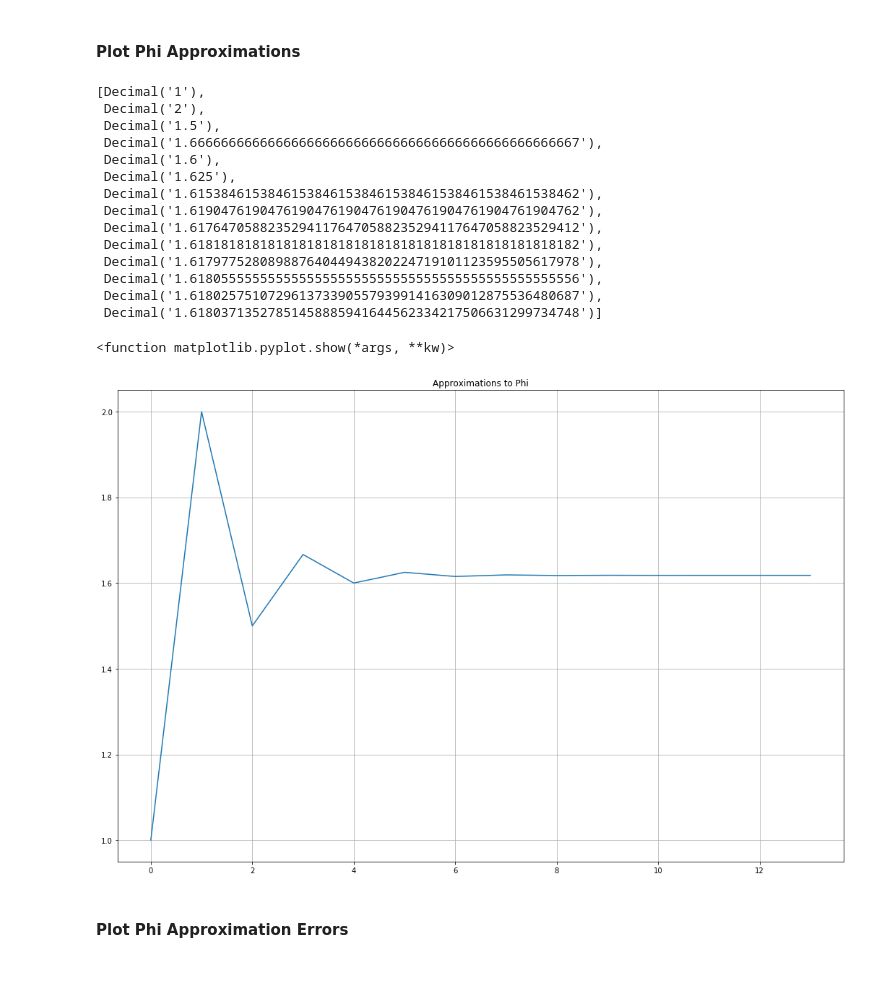
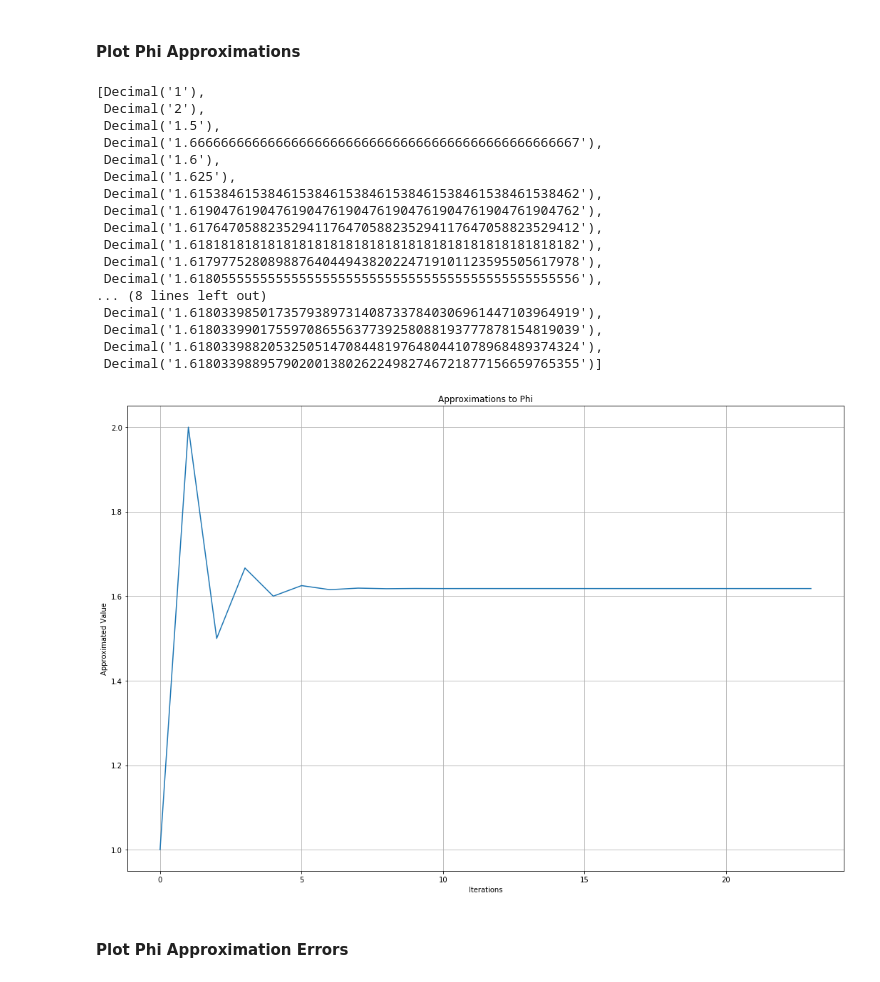
Before and after one commit to jaimeperezsanchez/Fibonacci_Golden-Ration, a Jupyter notebook: Phi_Approx_Fibonacci.ipynb, the cells around one changed output. Cells and saved outputs as stored; diff of their text form; code cells hidden in the pictures.

```diff
--- a/Phi_Approx_Fibonacci.ipynb
+++ b/Phi_Approx_Fibonacci.ipynb
@@ -46,8 +46,7 @@ print(Fibonacci(n_test))
 ### Approximation function of the Golden Ratio with the Fibonacci Sequence
 # %%
 def Phi_approach(n):
-    a = Decimal(Fibonacci(n+1)) / Decimal(Fibonacci(n))
-    return a
+    return Decimal(Fibonacci(n+1)) / Decimal(Fibonacci(n))
 # %% [markdown]
 #### Test Aproximation function
 # %%
@@ -58,7 +57,8 @@ print(Phi_approach(n_test))
 # %% [markdown]
 ### Loop to test the approximations
 # %%
-N_approx = 15
+N_approx = 25
+
 Phi_approx_sequence = []
 Phi_errors = []
 Phi_errors_abs = []
@@ -87,17 +87,21 @@ Phi_approx_sequence
  Decimal('1.61818181818181818181818181818181818181818181818182'),
  Decimal('1.61797752808988764044943820224719101123595505617978'),
  Decimal('1.61805555555555555555555555555555555555555555555556'),
- Decimal('1.61802575107296137339055793991416309012875536480687'),
- Decimal('1.61803713527851458885941644562334217506631299734748')]
+... (8 lines left out)
+ Decimal('1.61803398501735793897314087337840306961447103964919'),
+ Decimal('1.61803399017559708655637739258088193777878154819039'),
+ Decimal('1.61803398820532505147084481976480441078968489374324'),
+ Decimal('1.61803398895790200138026224982746721877156659765355')]
 # %%
 plt.figure(figsize = (18, 12))
 plt.plot(Phi_approx_sequence)
 plt.title('Approximations to Phi')
 plt.grid(True)
-plt.show
+plt.xlabel('Iterations')
+plt.ylabel('Approximated Value')
+plt.show()
 # %% [output]
-<function matplotlib.pyplot.show(*args, **kw)>
-[figure, old version]
+[figure, new version]
 # %% [markdown]
 #### Plot Phi Approximation Errors
 # %%
```
Also changed, not shown: parts of 6 cells of this notebook.
